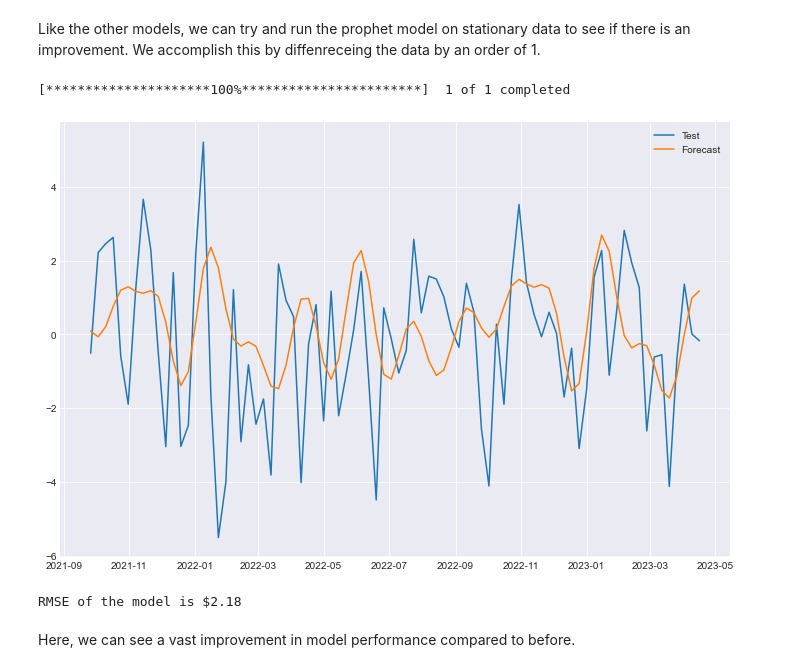
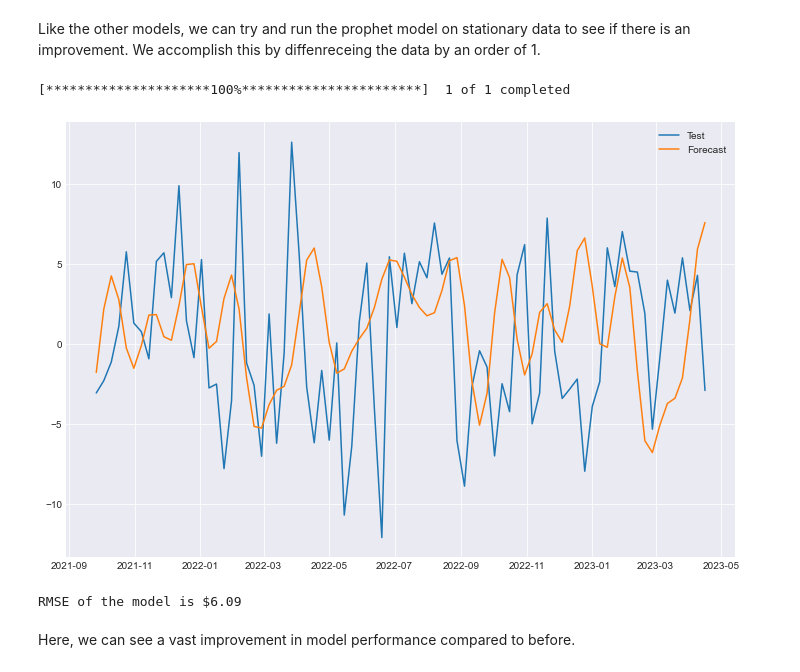
Before and after one commit to rahulakrish/portfolio_builder, a Jupyter notebook: notebook.ipynb, the cells around one changed output. Cells and saved outputs as stored; diff of their text form; code cells hidden in the pictures.

```diff
--- a/notebook.ipynb
+++ b/notebook.ipynb
@@ -588,7 +588,7 @@ We can see a decent jump in performance. Let's see if we can improve further
 Like the other models, we can try and run the prophet model on stationary data to see if there is an improvement. We accomplish this by diffenreceing the data by an order of 1.
 # %%
 #get stock data
-df = yf.download('GM',start=start_date,end=end_date)
+df = yf.download('AAPL',start=start_date,end=end_date)
 df_close = df[['Adj Close']]
 
 #resmapling by weekly
@@ -616,40 +616,40 @@ m = Prophet(seasonality_mode='multiplicative',
             yearly_seasonality = True,
             interval_width=0.90,
            )
 
 #fit
 m.fit(train)
 
 #forecasts - creating future dates using in built make_future_dataframe method
 future = m.make_future_dataframe(periods=len(test),freq='W',include_history=False)
 
 #predicting yhat
 forecast = m.predict(future)
 
 #creating a df of predicted values
 forecast_values = forecast[['ds', 'yhat']]
 
 #set the index for the plots
 forecast_values.set_index('ds',inplace=True)
 test.set_index('ds',inplace=True)
 
 #plotting results
 fig,ax=plt.subplots(figsize=(12,8))
 # ax.plot(train,label='Train')
 ax.plot(test,label='Test')
 # ax.plot(df_weekly,label='Current Price')
 ax.plot(forecast_values['yhat'],label='Forecast')
 # ax.fill_between(test.index,forecast_values['yhat_lower'],forecast_values['yhat_upper'],color='g',alpha=0.1);
 ax.legend();
 # %% [output]
 [*********************100%***********************]  1 of 1 completed
-[figure, old version]
+[figure, new version]
 # %%
 #RMSE
 error_fb_diff = round(np.sqrt(mean_squared_error(test,forecast_values['yhat'])),2)
 print(f'RMSE of the model is ${error_fb_diff}')
 # %% [output]
-RMSE of the model is $2.18
+RMSE of the model is $6.09
 # %% [markdown]
 Here, we can see a vast improvement in model performance compared to before.
 # %% [markdown]
```
Also changed, not shown: parts of 31 cells of this notebook.
